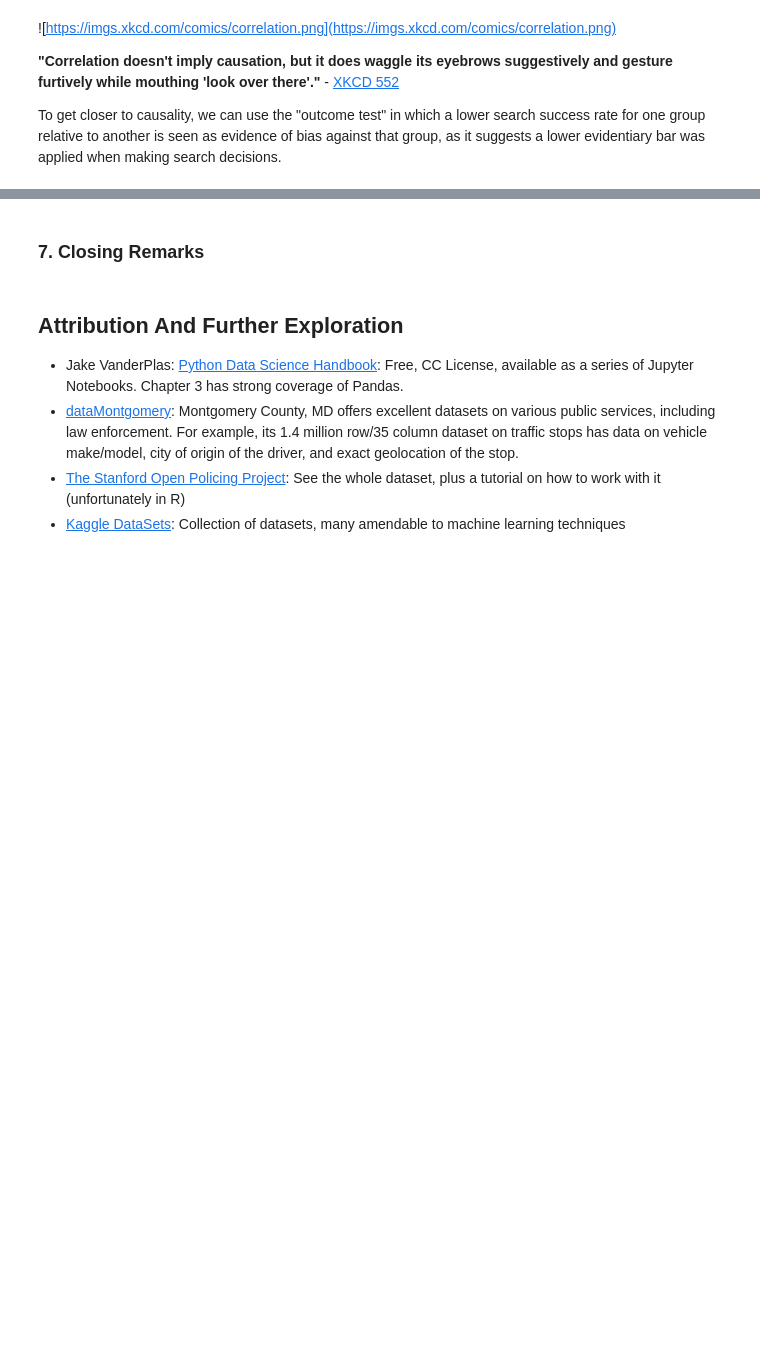
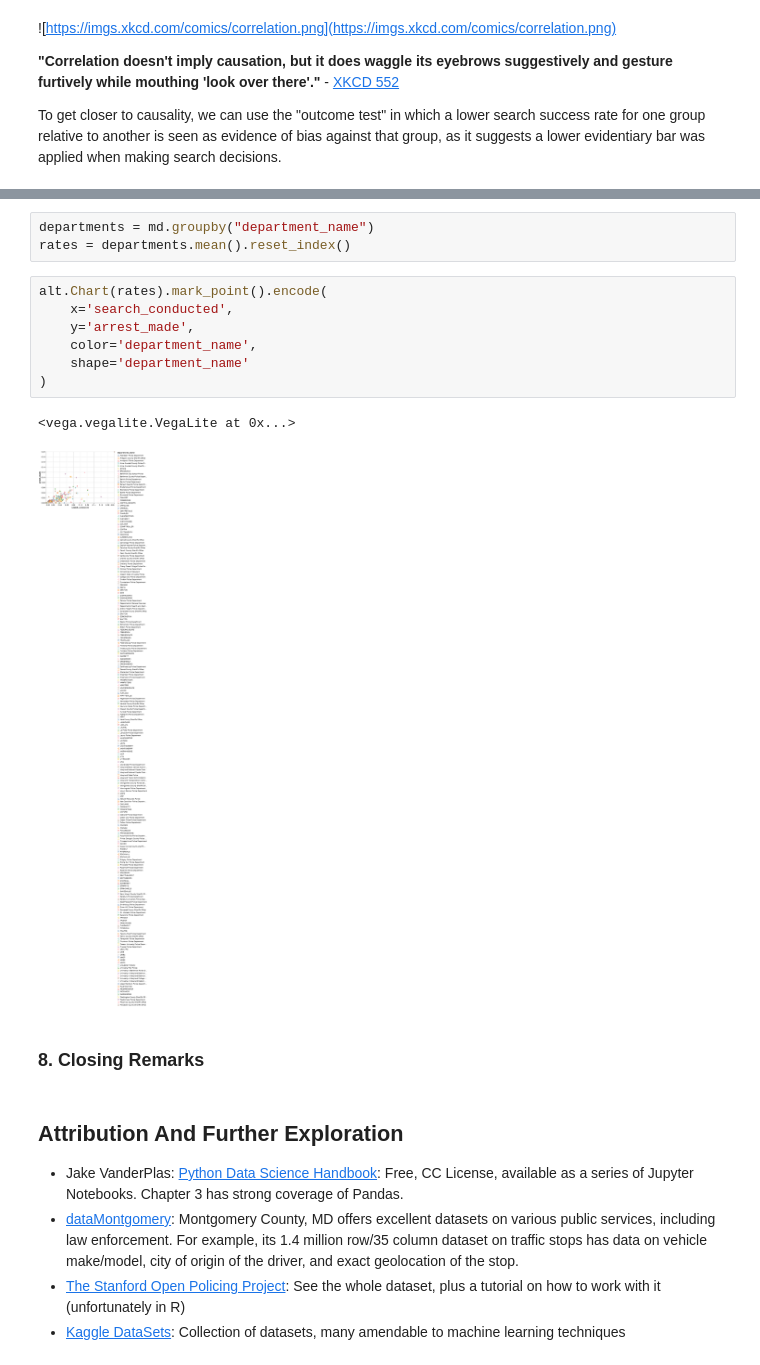
Before and after one commit to ilyagerner/pandas, a Jupyter notebook: Introduction to Exploratory Data Analysis in Python.ipynb, the cells around one changed output, grey strips where cells are left out. Drawn from its saved outputs; the diff is of its cells as text; blank space fills up the shorter version.

```diff
--- a/Introduction to Exploratory Data Analysis in Python.ipynb
+++ b/Introduction to Exploratory Data Analysis in Python.ipynb
@@ -269,5 +626,18 @@ mcpd[mcpd.search_conducted == True].groupby('subject_race').outcome.value_counts
+# %%
+departments = md.groupby("department_name")
+rates = departments.mean().reset_index()
+# %%
+alt.Chart(rates).mark_point().encode(
+    x='search_conducted',
+    y='arrest_made',
+    color='department_name',
+    shape='department_name'
+)
+# %% [output]
+<vega.vegalite.VegaLite at 0x...>
+[figure, added]
 # %% [markdown]
-### 7. Closing Remarks
+### 8. Closing Remarks
 # %% [markdown]
 ## Attribution And Further Exploration
 
```
Also changed, not shown: parts of 42 cells of this notebook.
